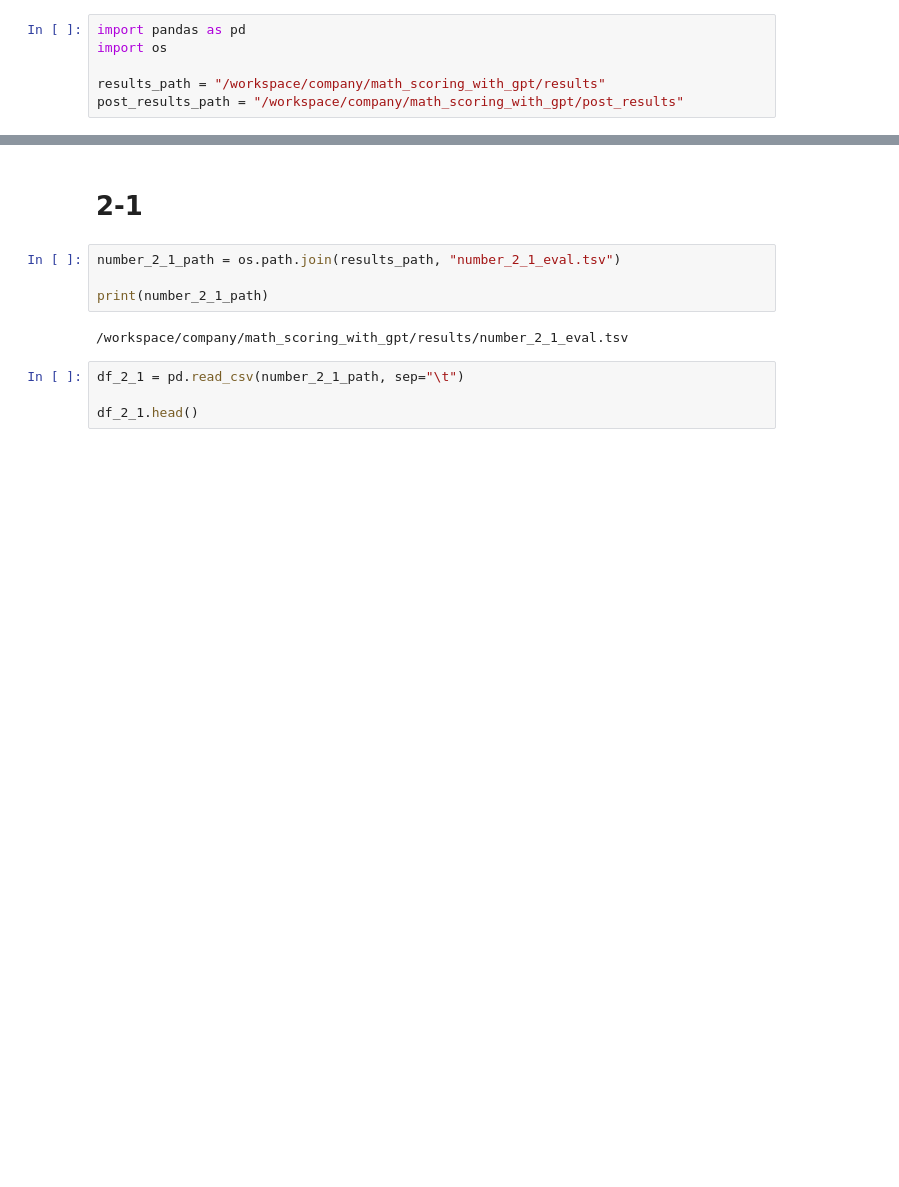
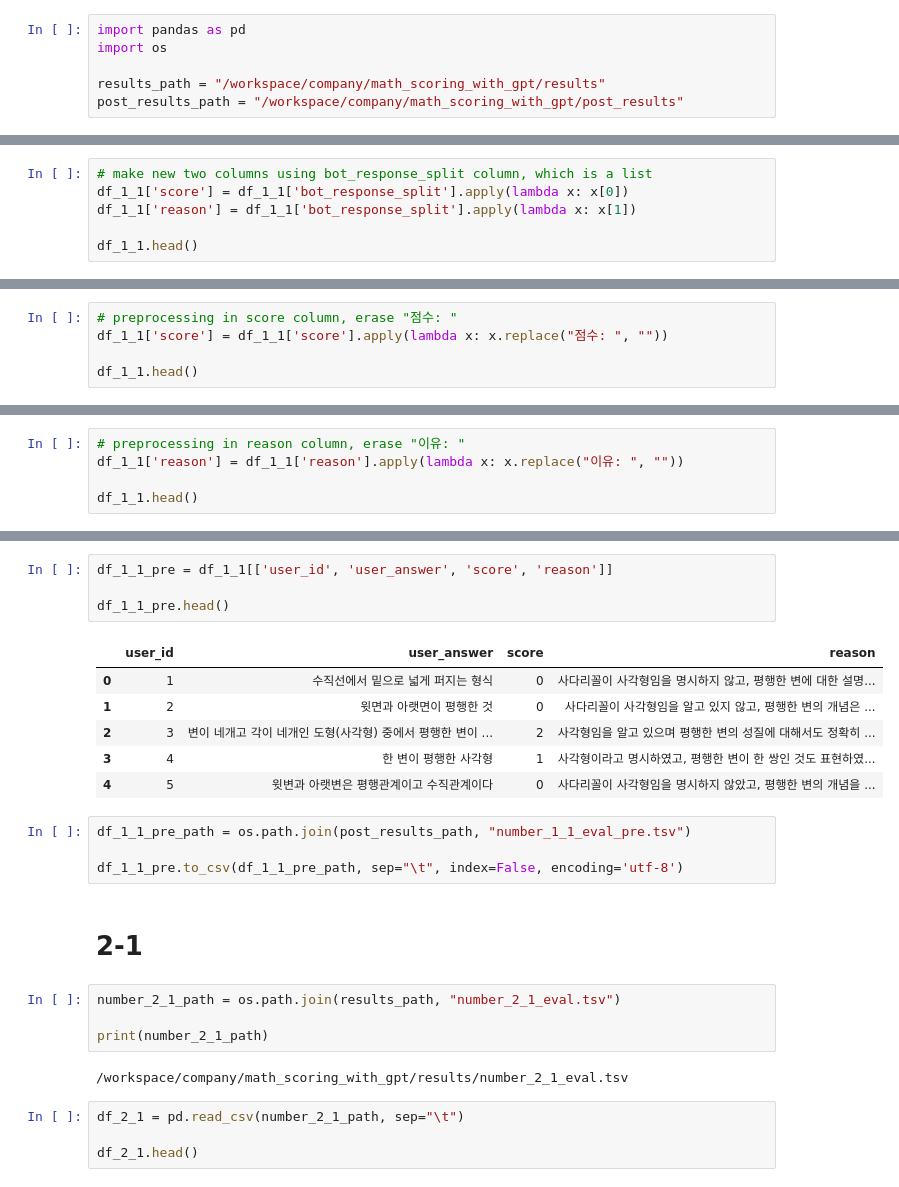
Before and after one commit to codingchild2424/math_scoring_with_gpt, a Jupyter notebook: src/postprocess.ipynb, the cells around one changed output, grey strips where cells are left out. Saved outputs shown, nothing was run; the diff lists cells and outputs as text; blank space fills up the shorter version.

```diff
--- a/src/postprocess.ipynb
+++ b/src/postprocess.ipynb
@@ -6,0 +56,6 @@ post_results_path = "/workspace/company/math_scoring_with_gpt/post_results"
+# %%
+# make new two columns using bot_response_split column, which is a list
+df_1_1['score'] = df_1_1['bot_response_split'].apply(lambda x: x[0])
+df_1_1['reason'] = df_1_1['bot_response_split'].apply(lambda x: x[1])
+
+df_1_1.head()
@@ -6,0 +69,5 @@ post_results_path = "/workspace/company/math_scoring_with_gpt/post_results"
+# %%
+# preprocessing in score column, erase "점수: "
+df_1_1['score'] = df_1_1['score'].apply(lambda x: x.replace("점수: ", ""))
+
+df_1_1.head()
@@ -6,0 +81,5 @@ post_results_path = "/workspace/company/math_scoring_with_gpt/post_results"
+# %%
+# preprocessing in reason column, erase "이유: "
+df_1_1['reason'] = df_1_1['reason'].apply(lambda x: x.replace("이유: ", ""))
+
+df_1_1.head()
@@ -7,3 +93,18 @@ post_results_path = "/workspace/company/math_scoring_with_gpt/post_results"
+# %%
+df_1_1_pre = df_1_1[['user_id', 'user_answer', 'score', 'reason']]
+
+df_1_1_pre.head()
+# %% [output]
+|  | user_id | user_answer | score | reason |
+| 0 | 1 | 수직선에서 밑으로 넓게 퍼지는 형식 | 0 | 사다리꼴이 사각형임을 명시하지 않고, 평행한 변에 대한 설명... |
+| 1 | 2 | 윗면과 아랫면이 평행한 것 | 0 | 사다리꼴이 사각형임을 알고 있지 않고, 평행한 변의 개념은 ... |
+| 2 | 3 | 변이 네개고 각이 네개인 도형(사각형) 중에서 평행한 변이 ... | 2 | 사각형임을 알고 있으며 평행한 변의 성질에 대해서도 정확히 ... |
+| 3 | 4 | 한 변이 평행한 사각형 | 1 | 사각형이라고 명시하였고, 평행한 변이 한 쌍인 것도 표현하였... |
+| 4 | 5 | 윗변과 아랫변은 평행관계이고 수직관계이다 | 0 | 사다리꼴이 사각형임을 명시하지 않았고, 평행한 변의 개념을 ... |
+# %%
+df_1_1_pre_path = os.path.join(post_results_path, "number_1_1_eval_pre.tsv")
+
+df_1_1_pre.to_csv(df_1_1_pre_path, sep="\t", index=False, encoding='utf-8')
 # %% [markdown]
 # 2-1
 # %%
```
Also changed, not shown: parts of 10 cells of this notebook, 2 other files.
